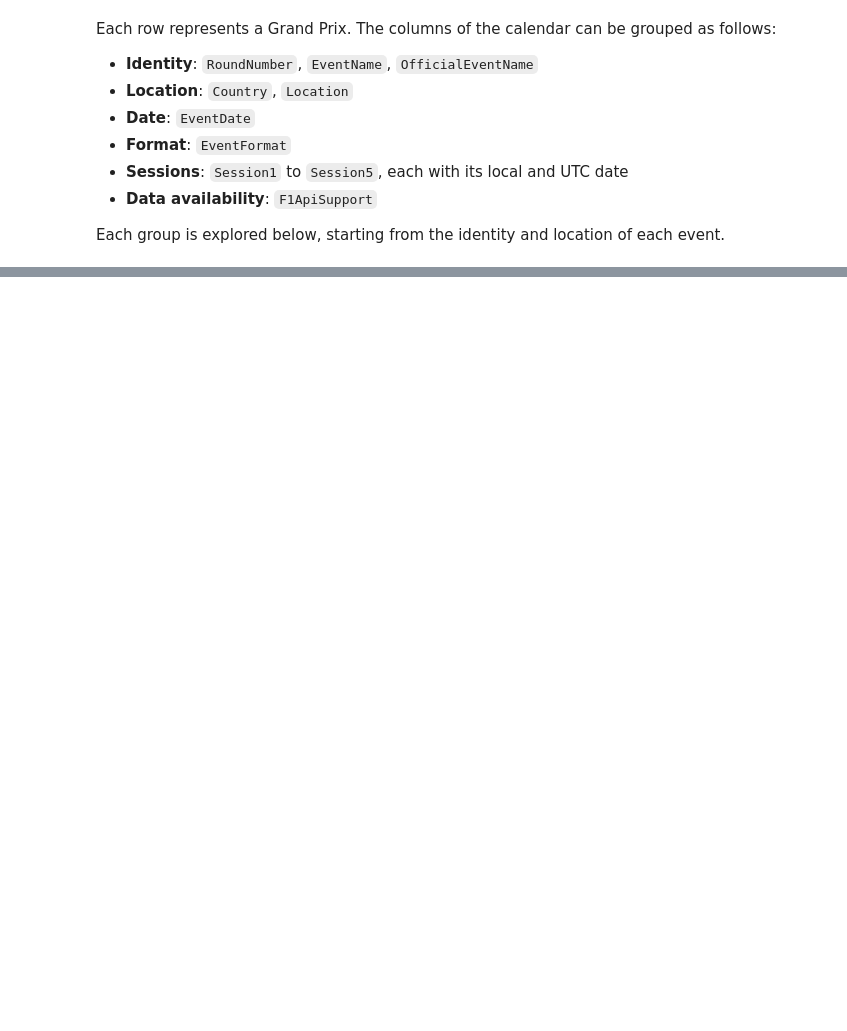
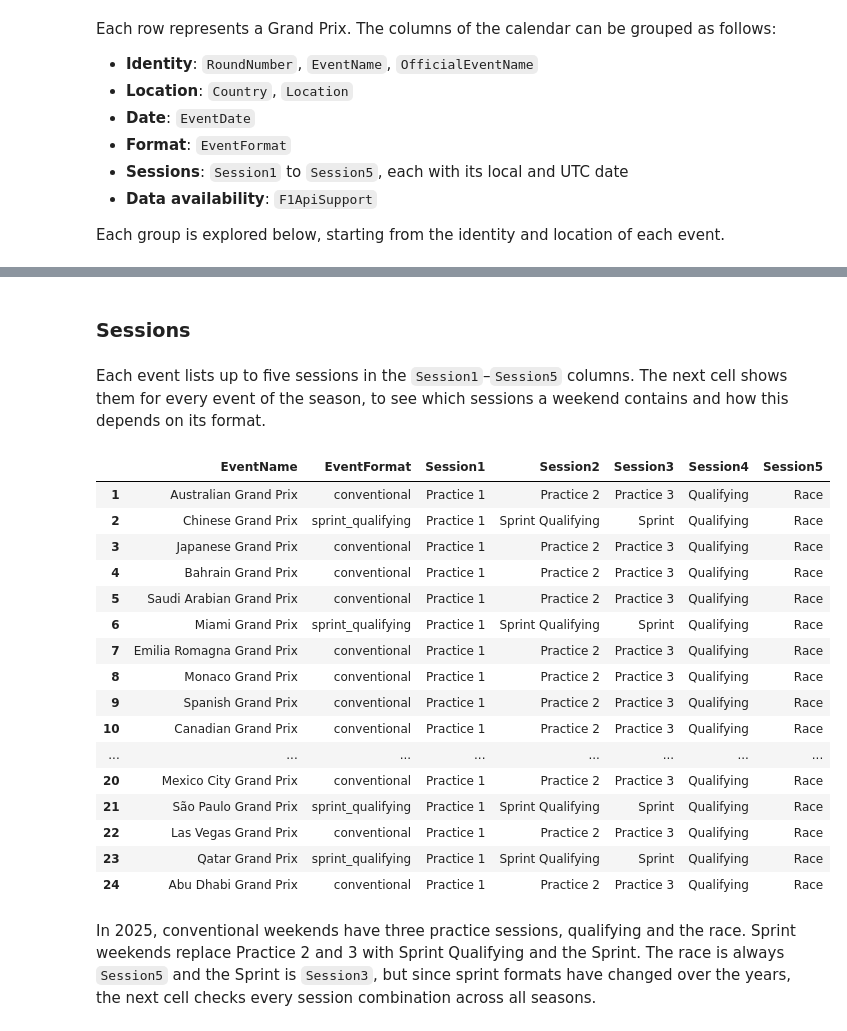
Before and after one commit to gretazehnder/box-box, a Jupyter notebook: notebooks/01_data_exploration.ipynb, the cells around one changed output, grey strips where cells are left out. Drawn from its saved outputs; the diff is of its cells as text; code cells hidden in the pictures; blank space fills up the shorter version.

```diff
--- a/notebooks/01_data_exploration.ipynb
+++ b/notebooks/01_data_exploration.ipynb
@@ -150,0 +228,32 @@ for year, s in schedules.items():
+# %% [markdown]
+### Sessions
+# %% [markdown]
+Each event lists up to five sessions in the `Session1`–`Session5` columns. The next cell
+shows them for every event of the season, to see which sessions a weekend contains
+and how this depends on its format.
+# %%
+session_cols = ["Session1", "Session2", "Session3", "Session4", "Session5"]
+season[["EventName", "EventFormat"] + session_cols]
+# %% [output]
+|  | EventName | EventFormat | Session1 | Session2 | Session3 | Session4 | Session5 |
+| 1 | Australian Grand Prix | conventional | Practice 1 | Practice 2 | Practice 3 | Qualifying | Race |
+| 2 | Chinese Grand Prix | sprint_qualifying | Practice 1 | Sprint Qualifying | Sprint | Qualifying | Race |
+| 3 | Japanese Grand Prix | conventional | Practice 1 | Practice 2 | Practice 3 | Qualifying | Race |
+| 4 | Bahrain Grand Prix | conventional | Practice 1 | Practice 2 | Practice 3 | Qualifying | Race |
+| 5 | Saudi Arabian Grand Prix | conventional | Practice 1 | Practice 2 | Practice 3 | Qualifying | Race |
+| 6 | Miami Grand Prix | sprint_qualifying | Practice 1 | Sprint Qualifying | Sprint | Qualifying | Race |
+| 7 | Emilia Romagna Grand Prix | conventional | Practice 1 | Practice 2 | Practice 3 | Qualifying | Race |
+| 8 | Monaco Grand Prix | conventional | Practice 1 | Practice 2 | Practice 3 | Qualifying | Race |
+| 9 | Spanish Grand Prix | conventional | Practice 1 | Practice 2 | Practice 3 | Qualifying | Race |
+| 10 | Canadian Grand Prix | conventional | Practice 1 | Practice 2 | Practice 3 | Qualifying | Race |
+| ... | ... | ... | ... | ... | ... | ... | ... |
+| 20 | Mexico City Grand Prix | conventional | Practice 1 | Practice 2 | Practice 3 | Qualifying | Race |
+| 21 | São Paulo Grand Prix | sprint_qualifying | Practice 1 | Sprint Qualifying | Sprint | Qualifying | Race |
+| 22 | Las Vegas Grand Prix | conventional | Practice 1 | Practice 2 | Practice 3 | Qualifying | Race |
+| 23 | Qatar Grand Prix | sprint_qualifying | Practice 1 | Sprint Qualifying | Sprint | Qualifying | Race |
+| 24 | Abu Dhabi Grand Prix | conventional | Practice 1 | Practice 2 | Practice 3 | Qualifying | Race |
+# %% [markdown]
+In 2025, conventional weekends have three practice sessions, qualifying and the race.
+Sprint weekends replace Practice 2 and 3 with Sprint Qualifying and the Sprint.
+The race is always `Session5` and the Sprint is `Session3`, but since sprint formats
+have changed over the years, the next cell checks every session combination across all seasons.
```
Also changed, not shown: parts of 67 cells of this notebook.
